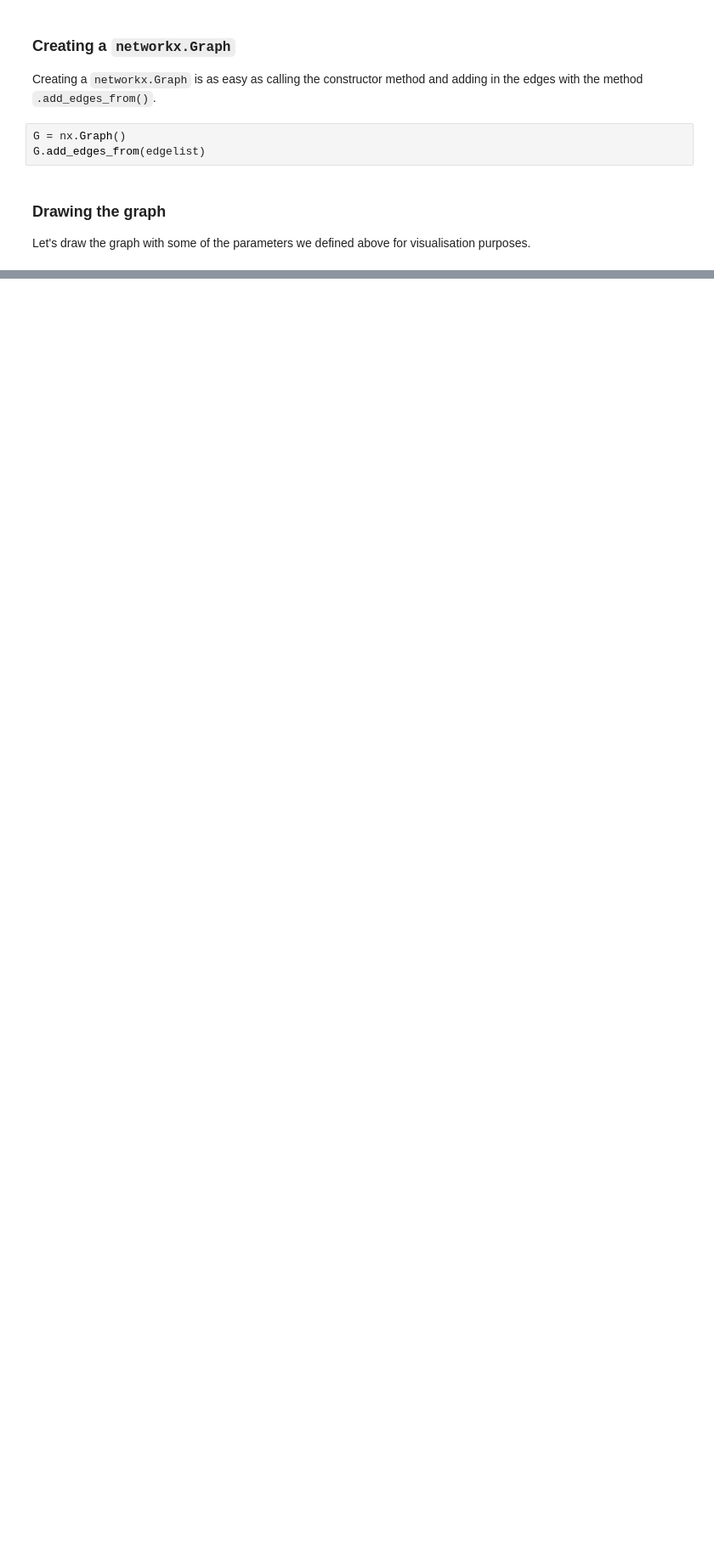
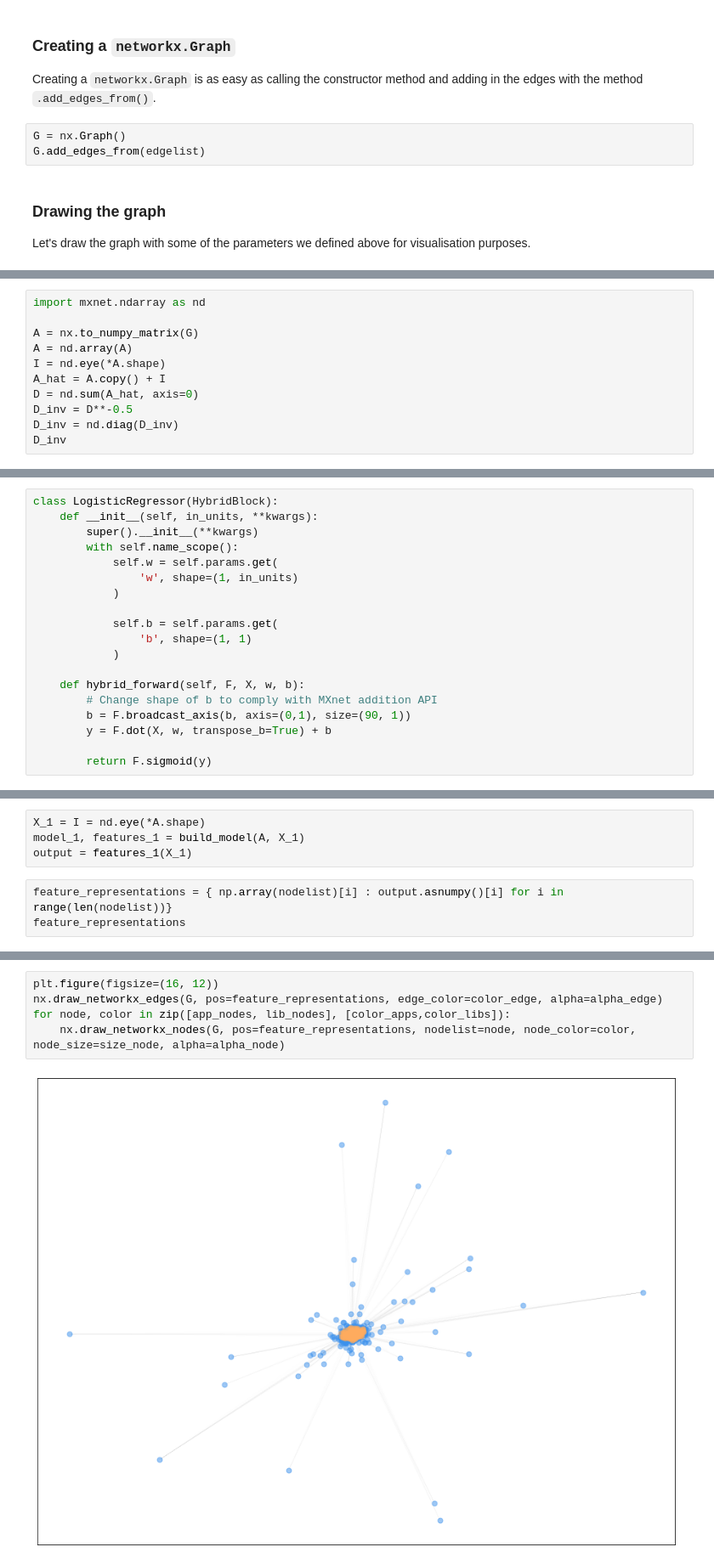
Before and after one commit to bacdam91/Swinburne-Summer-Scholarship-Project, a Jupyter notebook: SSSP_Recommender_System_with_GNN.ipynb, the cells around one changed output, grey strips where cells are left out. Shown at 85% size. Saved outputs shown, nothing was run; the diff lists cells and outputs as text; blank space fills up the shorter version.

```diff
--- a/SSSP_Recommender_System_with_GNN.ipynb
+++ b/SSSP_Recommender_System_with_GNN.ipynb
@@ -150,0 +154,11 @@ nx.draw_networkx(G, with_labels=False, node_size=size_node, node_color=color_app
+# %%
+import mxnet.ndarray as nd
+
+A = nx.to_numpy_matrix(G)
+A = nd.array(A)
+I = nd.eye(*A.shape)
+A_hat = A.copy() + I
+D = nd.sum(A_hat, axis=0)
+D_inv = D**-0.5
+D_inv = nd.diag(D_inv)
+D_inv
@@ -150,0 +220,19 @@ nx.draw_networkx(G, with_labels=False, node_size=size_node, node_color=color_app
+# %%
+class LogisticRegressor(HybridBlock):
+    def __init__(self, in_units, **kwargs):
+        super().__init__(**kwargs)
+        with self.name_scope():
+            self.w = self.params.get(
+                'w', shape=(1, in_units)
+            )
+
+            self.b = self.params.get(
+                'b', shape=(1, 1)
+            )
+
+    def hybrid_forward(self, F, X, w, b):
+        # Change shape of b to comply with MXnet addition API
+        b = F.broadcast_axis(b, axis=(0,1), size=(90, 1))
+        y = F.dot(X, w, transpose_b=True) + b
+
+        return F.sigmoid(y)
@@ -150,0 +276,7 @@ nx.draw_networkx(G, with_labels=False, node_size=size_node, node_color=color_app
+# %%
+X_1 = I = nd.eye(*A.shape)
+model_1, features_1 = build_model(A, X_1)
+output = features_1(X_1)
+# %%
+feature_representations = { np.array(nodelist)[i] : output.asnumpy()[i] for i in range(len(nodelist))}
+feature_representations
@@ -150,0 +301,7 @@ nx.draw_networkx(G, with_labels=False, node_size=size_node, node_color=color_app
+# %%
+plt.figure(figsize=(16, 12))
+nx.draw_networkx_edges(G, pos=feature_representations, edge_color=color_edge, alpha=alpha_edge)
+for node, color in zip([app_nodes, lib_nodes], [color_apps,color_libs]):
+    nx.draw_networkx_nodes(G, pos=feature_representations, nodelist=node, node_color=color, node_size=size_node, alpha=alpha_node)
+# %% [output]
+[figure, added]
```
Also changed, not shown: parts of 13 cells of this notebook.
